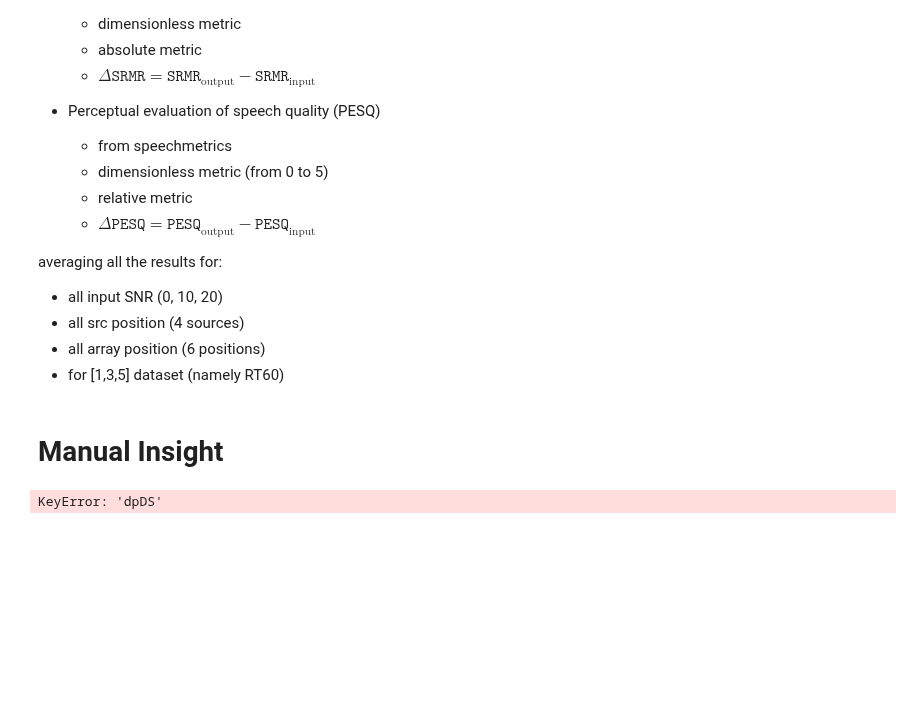
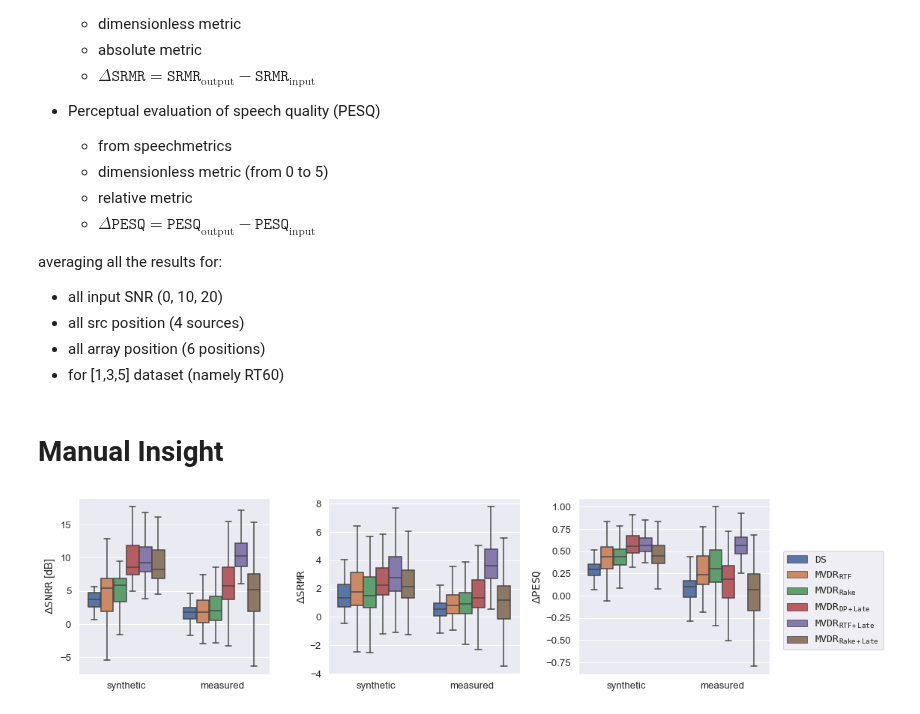
Before and after one commit to Chutlhu/dEchorate, a Jupyter notebook: notebooks/Echo aware Beamforming - results for journal.ipynb, the cells around one changed output. Cells and saved outputs as stored; diff of their text form; code cells hidden in the pictures; blank space fills up the shorter version.

```diff
--- a/notebooks/Echo aware Beamforming - results for journal.ipynb
+++ b/notebooks/Echo aware Beamforming - results for journal.ipynb
@@ -146,6 +146,11 @@ averaging all the results for:
 - all src position (4 sources)
 - all array position (6 positions)
 - for \[1,3,5\] dataset (namely RT60)
+# %%
+df['snr_inc'] = df['snr_out'] - df['snr_in']
+df['snrr_inc'] = df['snrr_out'] - df['snrr_in']
+df['srmr_inc'] = df['srmr_out'] - df['srmr_in']
+df['pesq_inc'] = df['pesq_out'] - df['pesq_in']
 # %% [markdown]
 # Manual Insight
 # %%
@@ -170,35 +175,36 @@ loc_res = loc_res.replace('rakeMVDR', value=name['MVDR_rake'])
 loc_res = loc_res.replace('lateMVDR', value=name['MVDR_dp_late'])
 loc_res = loc_res.replace('gevdlateMVDR', value=name['MVDR_rtf_late'])
 loc_res = loc_res.replace('rakelateMVDR', value=name['MVDR_rake_late'])
 loc_res = loc_res.replace('real', value='measured')
 loc_res = loc_res.replace('synt', value='synthetic')
 
-order_hue = [name['DS'], name['gevdMVDR'], name['rakeMVDR'], name['dplateMVDR'], name['gevdlateMVDR'], name['lateMVDR']]
+order_hue = [name['DS'], name['MVDR_rtf'], name['MVDR_rake'],
+             name['MVDR_dp_late'], name['MVDR_rtf_late'], name['MVDR_rake_late']]
 showfliers = False
 sns.set(font_scale=1.2)
 
 fig, (ax1, ax2, ax3) = plt.subplots(1, 3, figsize=(16,4))
 
 g1 = sns.boxplot(x='data', y='snrr_inc', hue='bf', data=loc_res, order=['synthetic','measured'],
                  hue_order=order_hue, showfliers=showfliers, ax=ax1)
 g1.set(ylabel=r'$\Delta\mathtt{SNRR}$ [dB]', xlabel='')
 g1.legend_.remove()
 
 g2 = sns.boxplot(x='data', y='srmr_inc', hue='bf', data=loc_res, order=['synthetic','measured'],
                  hue_order=order_hue, showfliers=showfliers, ax=ax2)
 g2.set(ylabel=r'$\Delta\mathtt{SRMR}$', xlabel='')
 g2.legend_.remove()
 
 g3 = sns.boxplot(x='data', y='pesq_inc', hue='bf', data=loc_res, order=['synthetic','measured'],
                  hue_order=order_hue, showfliers=showfliers, ax=ax3)
 g3.set(ylabel=r'$\Delta\mathtt{PESQ}$', xlabel='')
 
 plt.legend(bbox_to_anchor=(1.07, .7), loc=2, borderaxespad=0.)
 plt.tight_layout()
 
 plt.savefig('../recipes/echo_aware_processing/kowalkzy_results_boxplot.pdf', dpi=300)
 # %% [output]
-KeyError: 'dpDS'
+[figure, added]
 # %%
 def boxplot_performance(loc_res, plot_for, save=False, showfliers=False):
     loc_res['snrr_inc'] = loc_res['snrr_out'] - loc_res['snrr_in']
```
Also changed, not shown: 1 other file.
